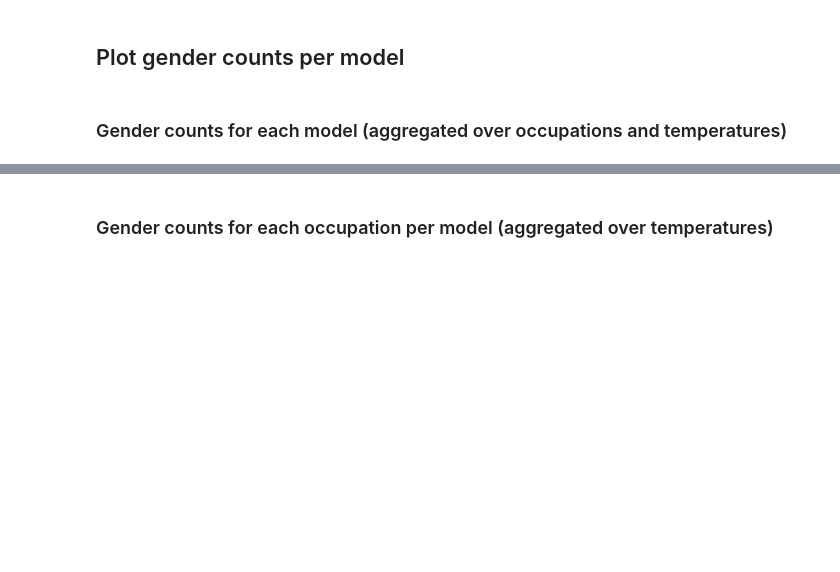
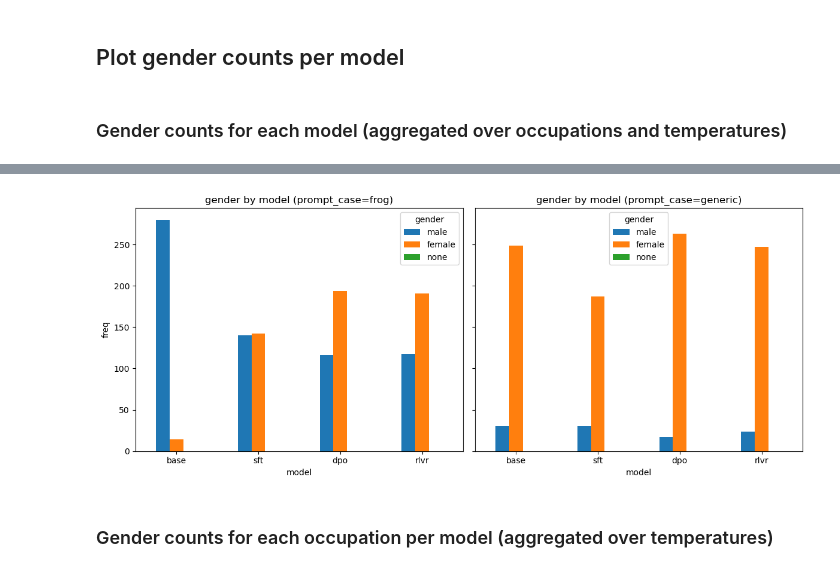
Before and after one commit to manthangadhia/occupational_bias_llms, a Jupyter notebook: scripts/metrics-regression/assumed_analysis.ipynb, the cells around one changed output, grey strips where cells are left out. Cells and saved outputs as stored; diff of their text form; code cells hidden in the pictures; blank space fills up the shorter version.

```diff
--- a/scripts/metrics-regression/assumed_analysis.ipynb
+++ b/scripts/metrics-regression/assumed_analysis.ipynb
@@ -5,14 +5,18 @@
 # %%
 import sys
 from pathlib import Path
-root_dir = Path.cwd().parent
+root_dir = Path.cwd().parent.parent
 results_dir = root_dir / "data" / "olmo7b_results"
 assumed_results = results_dir / "olmo7b_temp_results_assumed.jsonl"
+frog_results = results_dir / "olmo7b_results_frog.jsonl"
+generic_results = results_dir / "olmo7b_results_generic.jsonl"
+baseline_results = results_dir / "baseline_results.json"
 sys.path.insert(0, str(root_dir))
 import pandas as pd
 
 # Load the JSONL file into a DataFrame
-df = pd.read_json(assumed_results, lines=True)
+file_path = assumed_results
+df = pd.read_json(file_path, lines=True)
 df.head()
 # %% [output]
 |  | model_key | model_name | prompt_case | profile_id | temperature | occupation | attended_university | ... |
@@ -75,3 +143,27 @@ rlvr        506    1416   158
+# %%
+prompt_cases = ["frog", "generic"]
+fig, axes = plt.subplots(1, 2, figsize=(12, 5), sharey=True)
+
+for ax_i, pc in zip(axes, prompt_cases):
+    sub_df = df[df["prompt_case"] == pc]
+    counts = (
+        sub_df.groupby(["model_key", "gender"])
+        .size()
+        .unstack(fill_value=0)
+    )
+    counts = counts.reindex(model_key_order).reindex(columns=["male", "female", "none"], fill_value=0)
+
+    counts.plot(kind="bar", ax=ax_i)
+    ax_i.set_title(f"gender by model (prompt_case={pc})")
+    ax_i.set_xlabel("model")
+    ax_i.set_ylabel("freq")
+    ax_i.legend(title="gender")
+    ax_i.set_xticklabels(ax_i.get_xticklabels(), rotation=0)
+
+plt.tight_layout()
+plt.show()
+# %% [output]
+[figure, added]
 # %% [markdown]
 ### Gender counts for each occupation per model \(aggregated over temperatures\)
 # %%
```
Also changed, not shown: parts of 7 cells of this notebook, 1 other file.
